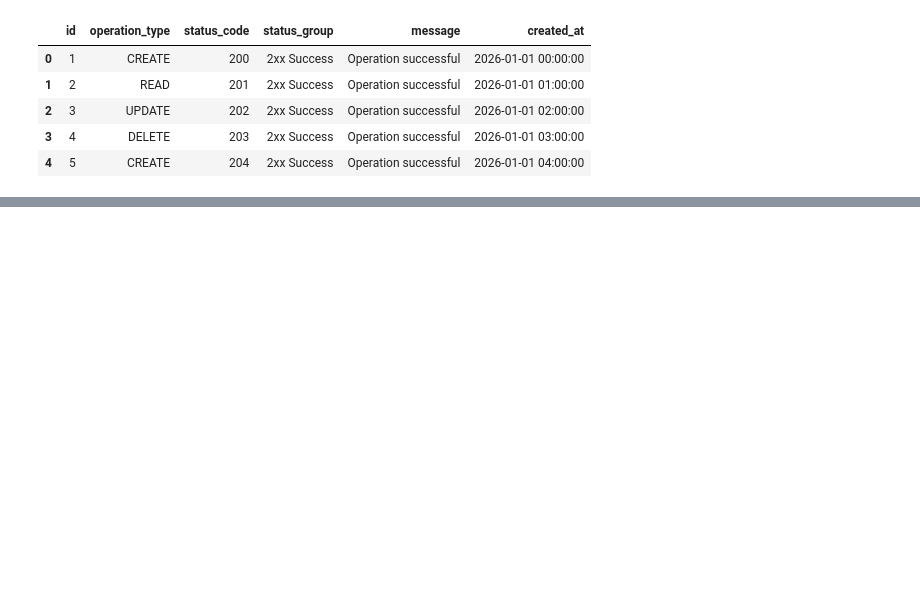
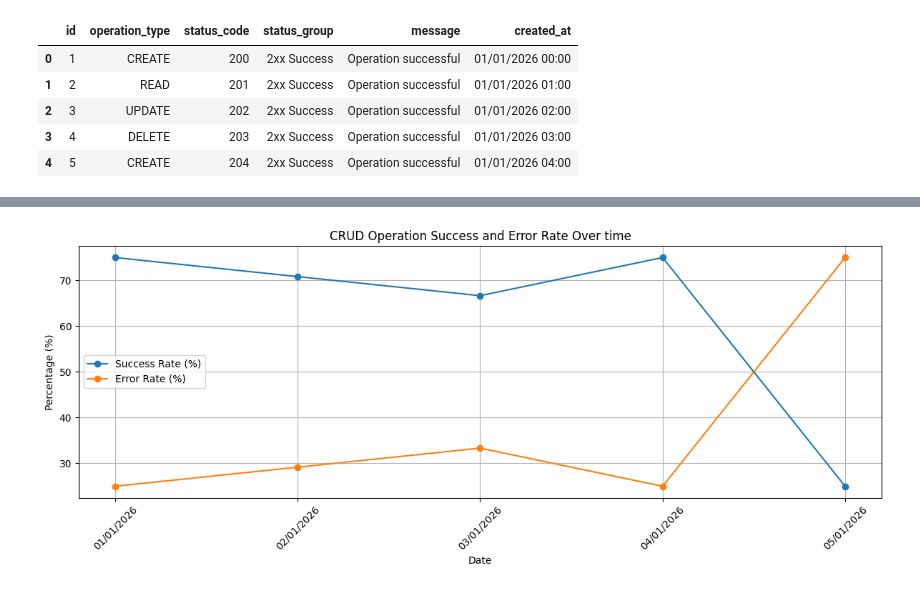
Before and after one commit to KateC08/ProbStat, a Jupyter notebook: Success_Error_rate.ipynb, the cells around one changed output, grey strips where cells are left out. Cells and saved outputs as stored; diff of their text form; code cells hidden in the pictures; blank space fills up the shorter version.

```diff
--- a/Success_Error_rate.ipynb
+++ b/Success_Error_rate.ipynb
@@ -2,7 +2,7 @@
 <a href="https://colab.research.google.com/github/KateC08/ProbStat/blob/main/Success_Error_rate.ipynb" target="_parent"><img src="https://colab.research.google.com/assets/colab-badge.svg" alt="Open In Colab"/></a>
 # %%
 import pandas as pd
-import matplotlib.pyplot as plt
+import matplotlib.pyplot as plt # Data Visualization
 from google.colab import files
 
 # Upload Files
@@ -41,6 +41,7 @@ total_errors = client_errors + server_errors
 success_rate = (successful_operations/total_operations) * 100
 error_rate = (total_errors/total_operations) * 100
 
+print("\n")
 print("------------------------------")
 print("\n Performance Metrics")
 print("Total Operations: ", total_operations)
@@ -52,7 +53,7 @@ print(f"Success rate: {success_rate:.2f}%")
 print(f"Error rate: {error_rate:.2f}%")
 
 # Time Series
-daily_metrics =df.groupby(df['created_at'].dt.date).agg(
+daily_metrics =df.groupby(df['created_at'].dt.strftime('%m/%d/%Y')).agg(
     total_operations = ('id', 'count'),
     successful = ('success', 'sum'),
     client_errors = ('client_error', 'sum'),
@@ -64,6 +65,68 @@ daily_metrics['error_rate'] = (daily_metrics['total_errors'] / daily_metrics['to
 print("\nDaily Time-Series Metrics")
 display(daily_metrics)
 
-# Visualization
+# Plot Time Series
+print("\n")
+
+plt.figure(figsize=(12,5))
+plt.plot(
+    daily_metrics.index,
+    daily_metrics['success_rate'],
+    marker='o',
+    label="Success Rate (%)"
+
+)
+plt.plot(
+    daily_metrics.index,
+    daily_metrics['error_rate'],
+    marker='o',
+    label="Error Rate (%)"
+
+)
+plt.title("CRUD Operation Success and Error Rate Over time")
+plt.xlabel("Date")
+plt.ylabel("Percentage (%)")
+plt.xticks(rotation=45)
+plt.legend()
+plt.grid(True)
+plt.tight_layout()
+plt.show()
+
+
+# CRUD Count
+crud_metrics = df.groupby('operation_type').agg(
+    total_operations = ('id', 'count'),
+    successful_operations = ('success', 'sum')
+)
+
+crud_metrics['success_rate'] = (crud_metrics['successful_operations'] / crud_metrics['total_operations']) * 100
+crud_metrics['error_rate'] = (100 - crud_metrics['success_rate'])
+display(crud_metrics)
+
+# CRUD Count Bar Chart
+plt.figure(figsize = (8, 5))
+plt.bar(crud_metrics.index, crud_metrics['success_rate'])
+plt.title("CRUD Operation Success Rate")
+plt.xlabel("Operation Type")
+plt.ylabel("Success Rate (%)")
+plt.ylim(0, 100)
+plt.grid(axis='y')
+plt.show()
+
+# HTTP Response Distribution
+http_distribution = df.groupby('status_code').size()
+print("\nHTTP Response Distribution")
+display(http_distribution)
+
+plt.figure(figsize = (10, 5))
+plt.bar(
+    http_distribution.index.astype(str),
+    http_distribution.values,
+    color='pink'
+)
+plt.title("HTTP Response Distribution")
+plt.xlabel("HTTP Status Code")
+plt.ylabel("Frequency")
+plt.show()
 # %% [output]
 [interactive output not drawn]
@@ -73,10 +136,10 @@ Uploaded File:  sample_logs (3).csv
 \Dataset Preview
 |  | id | operation_type | status_code | status_group | message | created_at |
-| 0 | 1 | CREATE | 200 | 2xx Success | Operation successful | 2026-01-01 00:00:00 |
-| 1 | 2 | READ | 201 | 2xx Success | Operation successful | 2026-01-01 01:00:00 |
-| 2 | 3 | UPDATE | 202 | 2xx Success | Operation successful | 2026-01-01 02:00:00 |
-| 3 | 4 | DELETE | 203 | 2xx Success | Operation successful | 2026-01-01 03:00:00 |
-| 4 | 5 | CREATE | 204 | 2xx Success | Operation successful | 2026-01-01 04:00:00 |
+| 0 | 1 | CREATE | 200 | 2xx Success | Operation successful | 01/01/2026 00:00 |
+| 1 | 2 | READ | 201 | 2xx Success | Operation successful | 01/01/2026 01:00 |
+| 2 | 3 | UPDATE | 202 | 2xx Success | Operation successful | 01/01/2026 02:00 |
+| 3 | 4 | DELETE | 203 | 2xx Success | Operation successful | 01/01/2026 03:00 |
+| 4 | 5 | CREATE | 204 | 2xx Success | Operation successful | 01/01/2026 04:00 |
 Dataset Infromation
 <class 'pandas.core.frame.DataFrame'>
 RangeIndex: 100 entries, 0 to 99
@@ -103,0 +167 @@ Daily Time-Series Metrics
+[figure, added]
```
Also changed, not shown: parts of 1 cell of this notebook.
